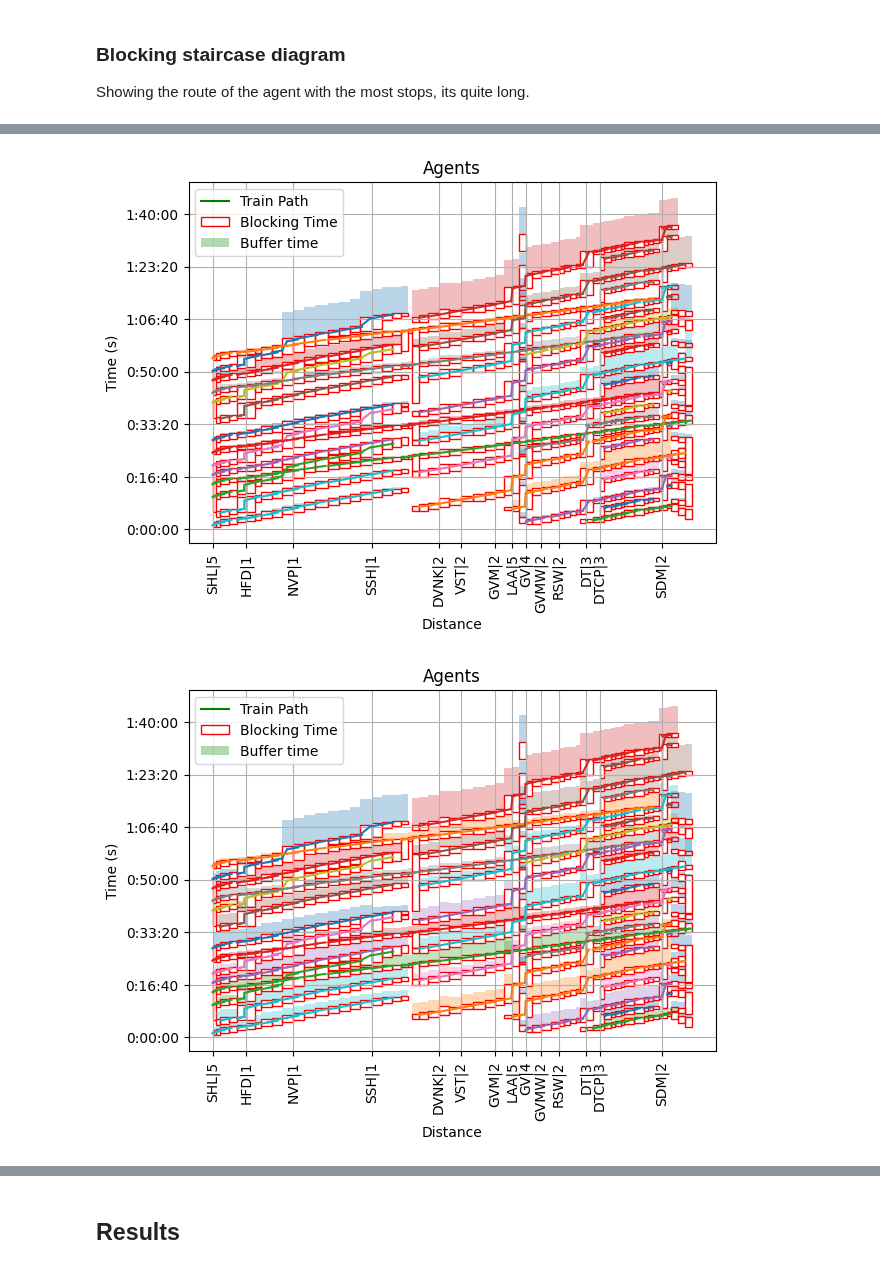
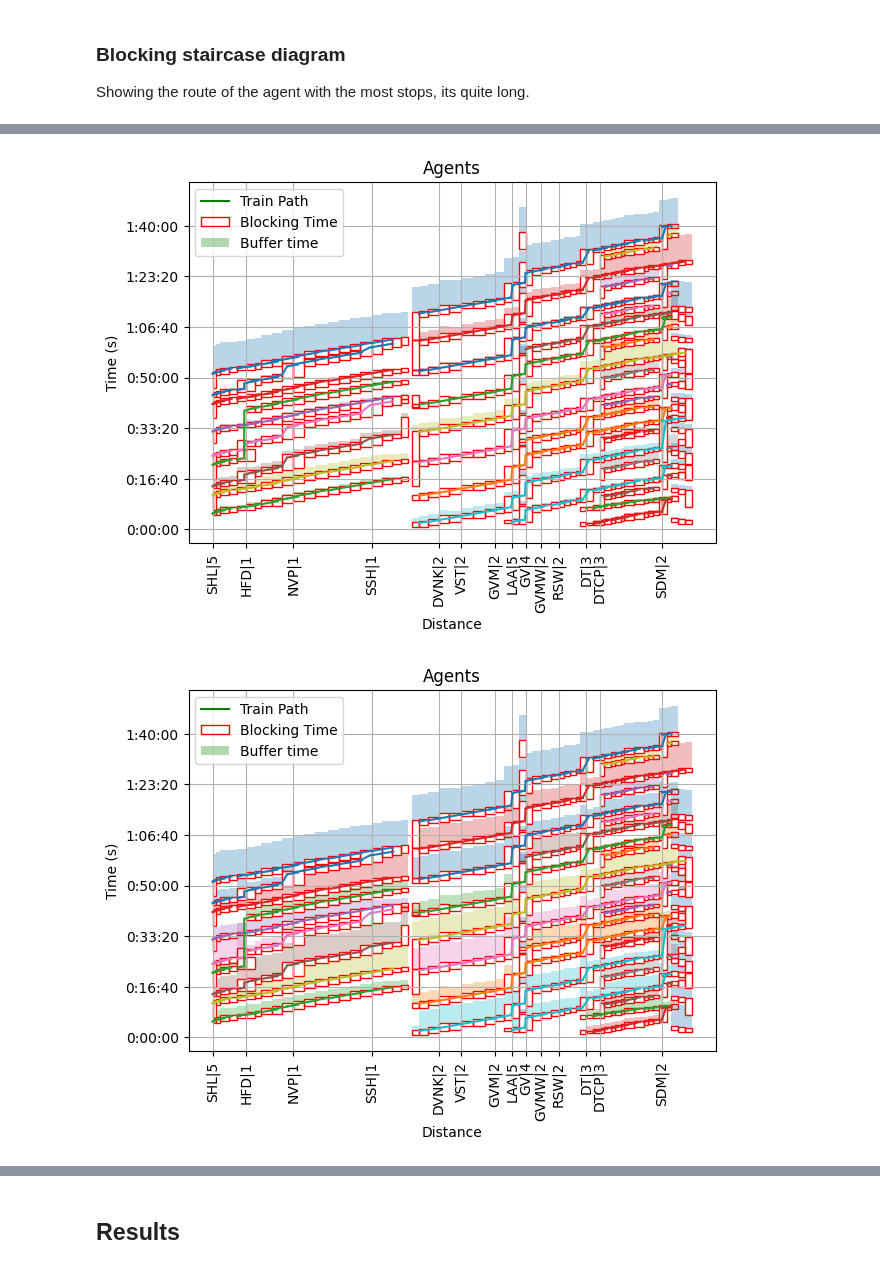
Before and after one commit to GoodGuyMe/delay-replanning-slack, a Jupyter notebook: experiments/rtd-shl.ipynb, the cells around one changed output, grey strips where cells are left out. Cells and saved outputs as stored; diff of their text form; code cells hidden in the pictures.

```diff
--- a/experiments/rtd-shl.ipynb
+++ b/experiments/rtd-shl.ipynb
@@ -48,10 +45,10 @@ Take a route of an agent with many stops, and run from start to every stop as an
 # %% [markdown]
 ## Scenario
 # %%
-scenario_file = "../data/prorail/scenarios/SHL-2025-06-30.json"
+scenario_file = "../data/prorail/scenarios/SHL-2025-06-26.json"
 # Replan these agents, -1 is planning in a new agent
 agent_id = 1
-scenario = Scenario(layout, scenario_file, agent_id)
+scenario = Scenario(layout, scenario_file)
 # %% [markdown]
 ## Experiment
 Define three experiments:
@@ -65,6 +62,7 @@ experiment_settings = [
         "start_time": 1080,
         "origin": "SHL|6",
         "destination": "RTD|2",
+        "filter_agents": agent_id,
         "metadata": {
             "offset": 2,
         }
@@ -74,6 +72,7 @@ experiment_settings = [
         "max_buffer_time": 500,
         "origin": "SHL|6",
         "destination": "RTD|2",
+        "filter_agents": agent_id,
         "metadata": {
             "color": "Green",
             "label": "Buffer time",
@@ -85,6 +84,7 @@ experiment_settings = [
         "destination": "RTD|2",
         "max_buffer_time": 500,
         "use_recovery_time": True,
+        "filter_agents": agent_id,
         "metadata": {
             "color": "Blue",
             "label": "Recovery time",
@@ -98,5 +102,5 @@ experiments = setup_experiment(scenario, experiment_settings)
 Showing the route of the agent with the most stops, its quite long.
 # %%
 for exp in experiments:
-    exp.s.plot(agent_id, exp.buffer_times, exp.recovery_times, False)
+    exp.s.plot(agent_id, exp.block_intervals, exp.buffer_times, exp.recovery_times, False)
 # %% [output]
@@ -104,5 +108,5 @@ for exp in experiments:
-[figure, old version]
+[figure, new version]
-[figure, old version]
+[figure, new version]
 # %%
 timeout = 600
 run_experiments(experiments, timeout)
```
Also changed, not shown: parts of 9 cells of this notebook, 11 other files.
